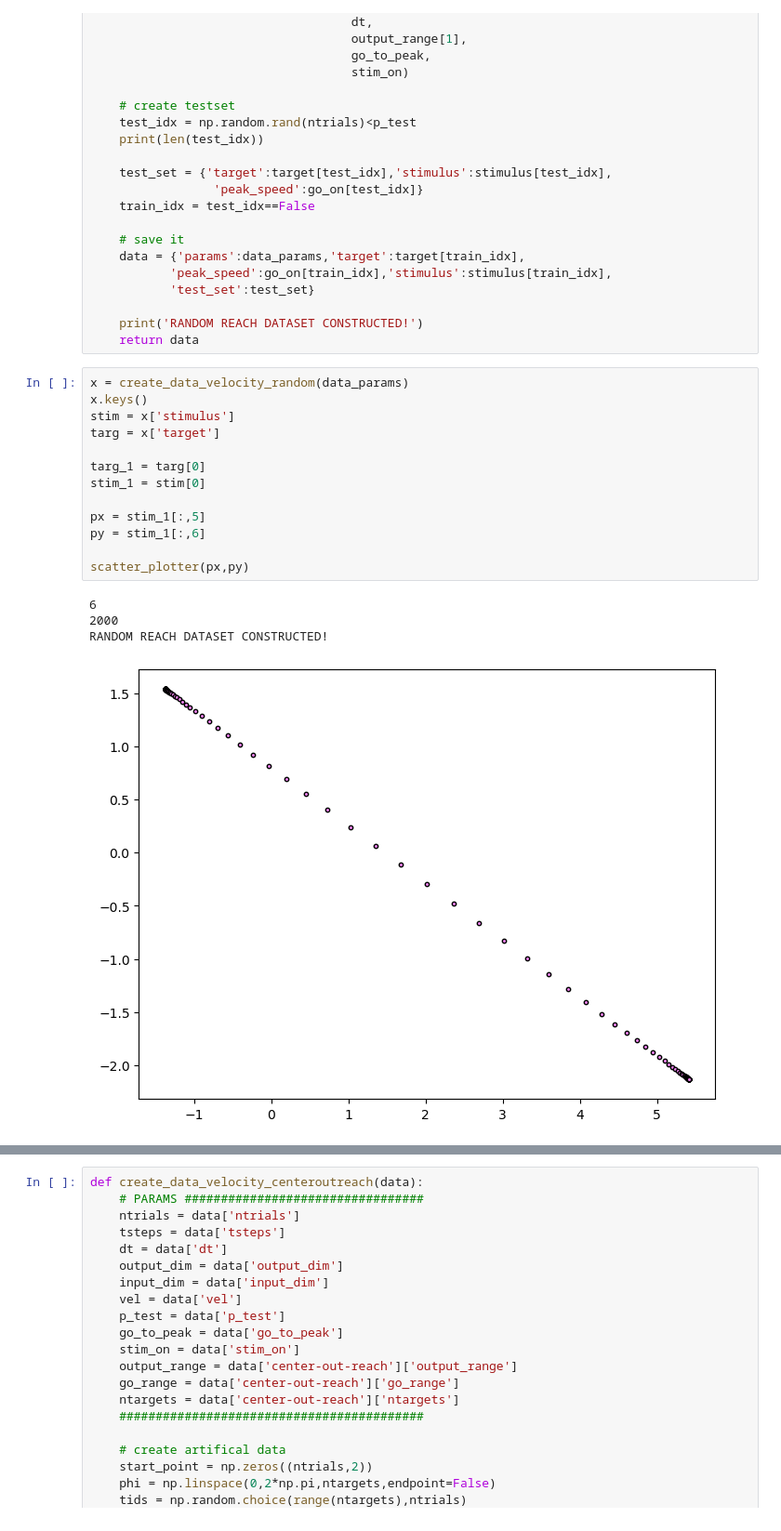
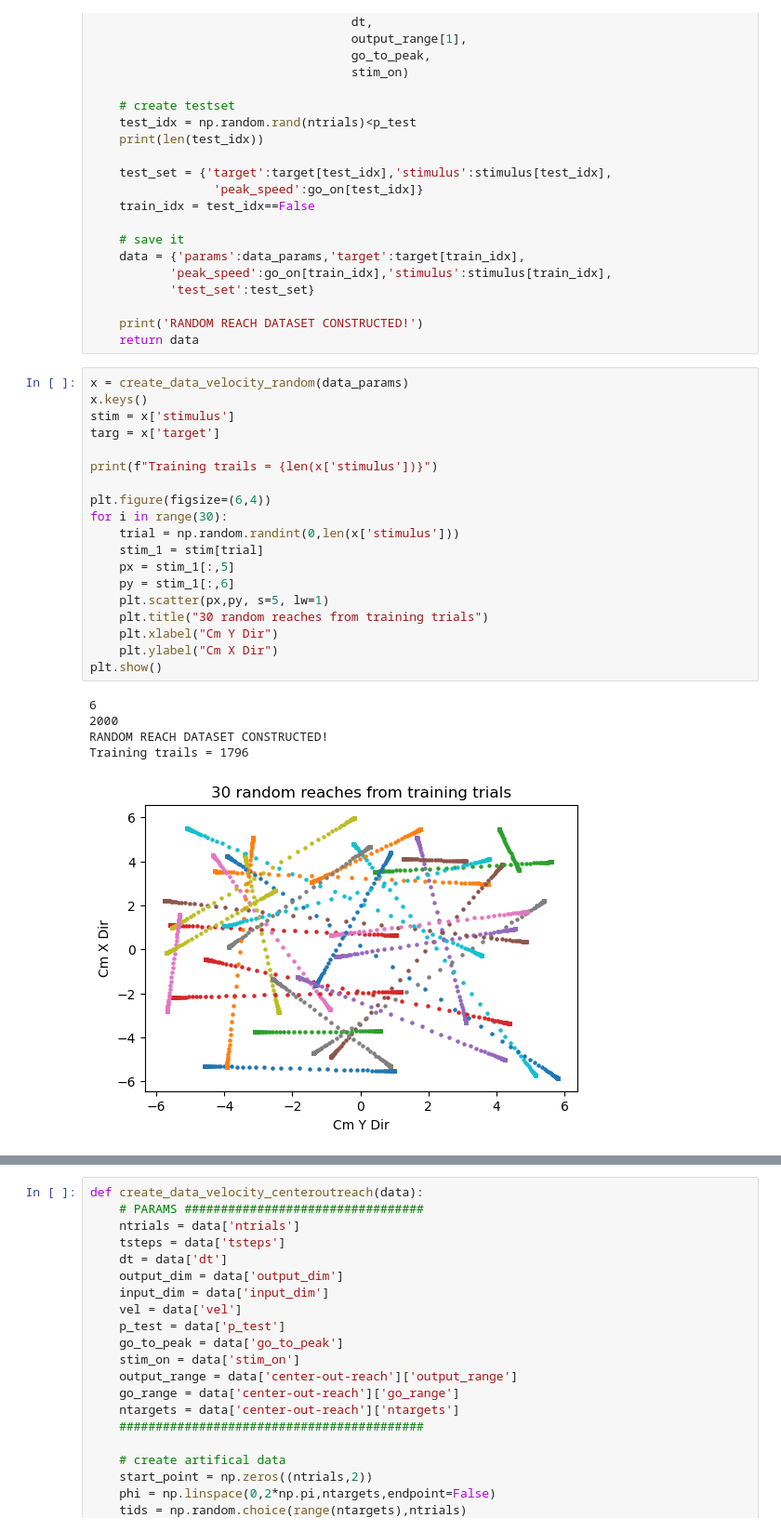
Before and after one commit to todorovdi/Feulner_feedback-driven-plasticity, a Jupyter notebook: dataset_test.ipynb, the cells around one changed output, grey strips where cells are left out. Shown at 93% size. Drawn from its saved outputs; the diff is of its cells as text.

```diff
--- a/dataset_test.ipynb
+++ b/dataset_test.ipynb
@@ -240,21 +252,28 @@ def create_data_velocity_random(data_params):
 
     print('RANDOM REACH DATASET CONSTRUCTED!')
     return data
-# %%
-x = create_data_velocity_random(data_params)
-x.keys()
-stim = x['stimulus']
-targ = x['target']
-
-targ_1 = targ[0]
-stim_1 = stim[0]
-
-px = stim_1[:,5]
-py = stim_1[:,6]
-
-scatter_plotter(px,py)
-# %% [output]
-6
-2000
-RANDOM REACH DATASET CONSTRUCTED!
-[figure, removed]
+# %%
+x = create_data_velocity_random(data_params)
+x.keys()
+stim = x['stimulus']
+targ = x['target']
+
+print(f"Training trails = {len(x['stimulus'])}")
+
+plt.figure(figsize=(6,4))
+for i in range(30):
+    trial = np.random.randint(0,len(x['stimulus']))
+    stim_1 = stim[trial]
+    px = stim_1[:,5]
+    py = stim_1[:,6]
+    plt.scatter(px,py, s=5, lw=1)
+    plt.title("30 random reaches from training trials")
+    plt.xlabel("Cm Y Dir")
+    plt.ylabel("Cm X Dir")
+plt.show()
+# %% [output]
+6
+2000
+RANDOM REACH DATASET CONSTRUCTED!
+Training trails = 1796
+[figure, added]
```
Also changed, not shown: parts of 13 cells of this notebook.
